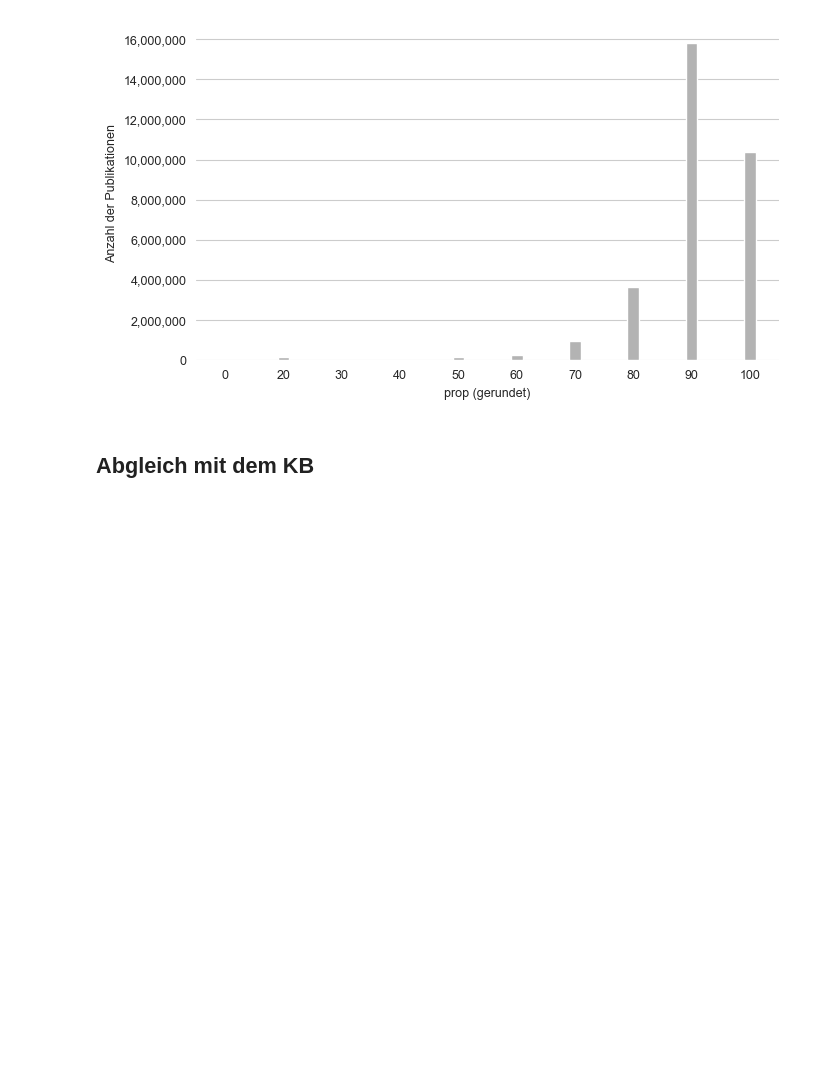
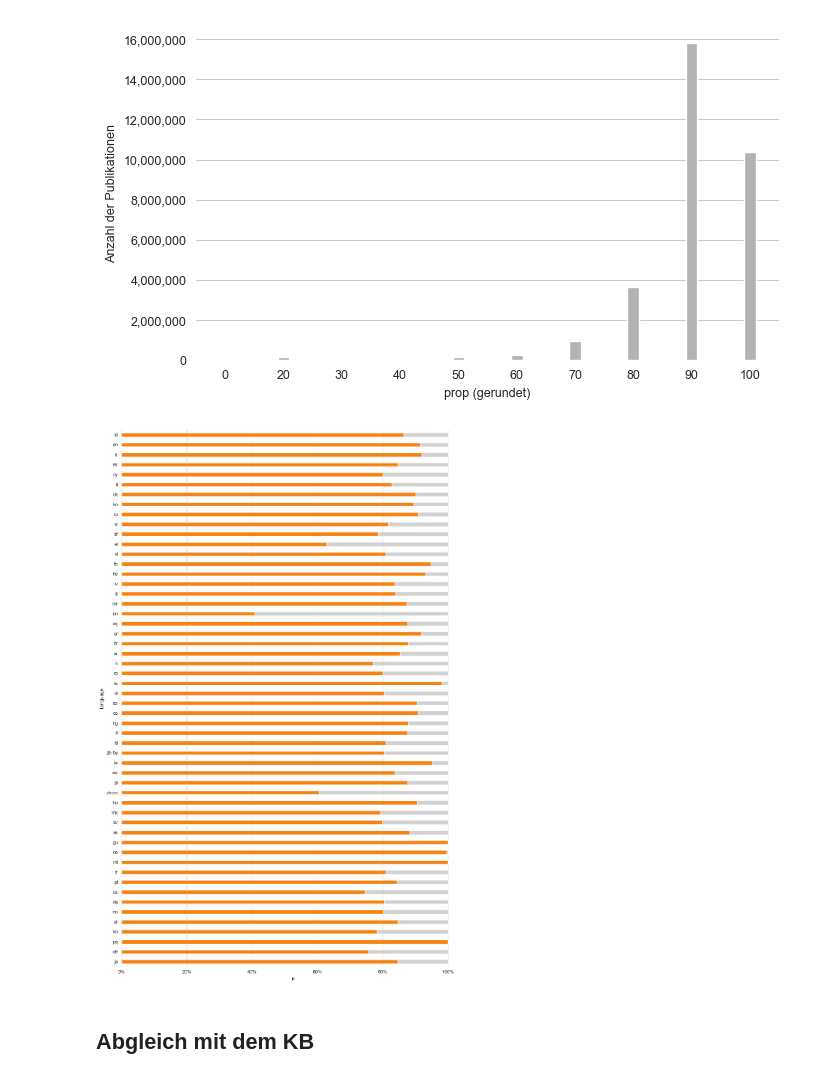
Before and after one commit to naustica/openalex_doctypes, a Jupyter notebook: classifier/review_classifier.ipynb, the cells around one changed output. Cells and saved outputs as stored; diff of their text form; code cells hidden in the pictures; blank space fills up the shorter version.

```diff
--- a/classifier/review_classifier.ipynb
+++ b/classifier/review_classifier.ipynb
@@ -449,6 +453,52 @@ plt.tight_layout()
 plt.show()
 # %% [output]
 [figure]
+# %%
+df_doi_2012_2021_language = client.query(f"""
+                                          SELECT COUNT(DISTINCT(oal.doi)) AS n, label, language
+                                          FROM {openalex_snapshot} AS oal
+                                          JOIN {document_type_snapshot} AS dt
+                                              ON oal.doi = dt.doi
+                                          WHERE publication_year BETWEEN 2012 AND 2021
+                                          GROUP BY language, label
+                                          """).to_dataframe()
+# %%
+df_doi_2012_2021_language_total = df_doi_2012_2021_language.groupby(['language'])['n'].sum().reset_index()
+df_doi_2012_2021_language_total.rename(columns={'n': 'n_total'}, inplace=True)
+df_doi_2012_2021_language = df_doi_2012_2021_language.merge(df_doi_2012_2021_language_total, on='language')
+df_doi_2012_2021_language['prop'] = (df_doi_2012_2021_language.n / df_doi_2012_2021_language.n_total)
+# %%
+fig, ax = plt.subplots(figsize=(10,15))
+plt.box(False)
+
+sns.barplot(data=df_doi_2012_2021_language,
+            x=1,
+            y='language',
+            alpha=0.6,
+            color='#b3b3b3a0',
+            width=0.4,
+            saturation=1,
+            errorbar=None)
+
+sns.barplot(data=df_doi_2012_2021_language[df_doi_2012_2021_language.label == 'research_discourse'],
+            x='prop',
+            y='language',
+            alpha=1,
+            color='#f68212',
+            width=0.4,
+            saturation=1,
+            errorbar=None)
+
+ax.xaxis.set_major_formatter(mtick.PercentFormatter(1.0))
+
+ax.set(xlabel='n', ylabel='Language')
+
+plt.tight_layout()
+
+plt.show()
+fig.savefig(f'media/dt_languages.png', format='png', bbox_inches='tight', dpi=500)
+# %% [output]
+[figure, added]
 # %% [markdown]
 ## Abgleich mit dem KB
 # %%
```
Also changed, not shown: parts of 6 cells of this notebook, 5 other files.
